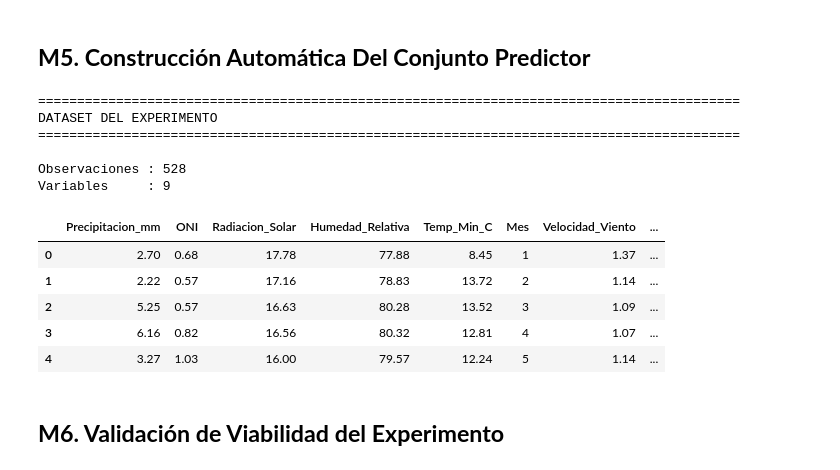
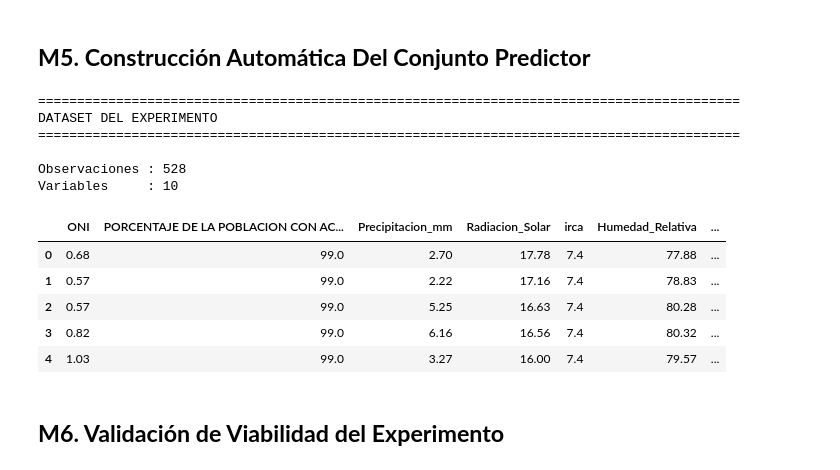
Before and after one commit to josedanielbg/FRAMEWORK_V7, a Jupyter notebook: NOTEBOOKS/C13_MACHINE_LEARNING/FW7_C13_MachineLearning.ipynb, the cells around one changed output. Drawn from its saved outputs; the diff is of its cells as text; code cells hidden in the pictures.

```diff
--- a/NOTEBOOKS/C13_MACHINE_LEARNING/FW7_C13_MachineLearning.ipynb
+++ b/NOTEBOOKS/C13_MACHINE_LEARNING/FW7_C13_MachineLearning.ipynb
@@ -456,0 +448,20 @@ DETECCIÓN DE VALORES ATÍPICOS (IQR)
+# %%
+variable = "VolumenUtilDiarioMasa"
+
+print("Mínimo:", dataset_ml[variable].min())
+print("Máximo:", dataset_ml[variable].max())
+print("Media:", dataset_ml[variable].mean())
+
+print("\nValores únicos:")
+print(
+    sorted(
+        dataset_ml[variable].unique()
+    )
+)
+
+print("\nFrecuencias:")
+print(
+    dataset_ml[variable].value_counts(
+        dropna=False
+    ).sort_index()
+)
@@ -782,7 +848,7 @@ Catálogo Experimental cargado.
 # %%
 # Seleccionar el Experimento
 #EXPERIMENTO = "Exp04"
-EXPERIMENTO = "Exp01"
+EXPERIMENTO = "Exp04"
 # %%
 # Buscar automáticamente la configuración
 configuracion = catalogo.loc[
@@ -1015,36 +1264,44 @@ Todas las variables existen.
 # %%
 #==========================================================================================
 # CONSTRUCCION DEL EXPERIMENTO
 #==========================================================================================
 
-dataset_ml = dataset[variables_experimento].copy()
+dataset_ml = dataset[
+    variables_experimento
+].copy()
 
 print()
 
-print("="*90)
+print("=" * 90)
 print("DATASET DEL EXPERIMENTO")
-print("="*90)
+print("=" * 90)
 
 print()
 
-print(f"Observaciones : {dataset_ml.shape[0]}")
+print(
+    f"Observaciones : {dataset_ml.shape[0]}"
+)
 
-print(f"Variables     : {dataset_ml.shape[1]}")
+print(
+    f"Variables     : {dataset_ml.shape[1]}"
+)
 
-display(dataset_ml.head())
+display(
+    dataset_ml.head()
+)
 # %% [output]
 ==========================================================================================
 DATASET DEL EXPERIMENTO
 ==========================================================================================
 
 Observaciones : 528
-Variables     : 9
+Variables     : 10
-|  | Precipitacion_mm | ONI | Radiacion_Solar | Humedad_Relativa | Temp_Min_C | Mes | Velocidad_Viento | ... |
-| 0 | 2.70 | 0.68 | 17.78 | 77.88 | 8.45 | 1 | 1.37 | ... |
-| 1 | 2.22 | 0.57 | 17.16 | 78.83 | 13.72 | 2 | 1.14 | ... |
-| 2 | 5.25 | 0.57 | 16.63 | 80.28 | 13.52 | 3 | 1.09 | ... |
-| 3 | 6.16 | 0.82 | 16.56 | 80.32 | 12.81 | 4 | 1.07 | ... |
-| 4 | 3.27 | 1.03 | 16.00 | 79.57 | 12.24 | 5 | 1.14 | ... |
+|  | ONI | PORCENTAJE DE LA POBLACION CON AC... | Precipitacion_mm | Radiacion_Solar | irca | Humedad_Relativa | ... |
+| 0 | 0.68 | 99.0 | 2.70 | 17.78 | 7.4 | 77.88 | ... |
+| 1 | 0.57 | 99.0 | 2.22 | 17.16 | 7.4 | 78.83 | ... |
+| 2 | 0.57 | 99.0 | 5.25 | 16.63 | 7.4 | 80.28 | ... |
+| 3 | 0.82 | 99.0 | 6.16 | 16.56 | 7.4 | 80.32 | ... |
+| 4 | 1.03 | 99.0 | 3.27 | 16.00 | 7.4 | 79.57 | ... |
 # %% [markdown]
 ## **M6. Validación de Viabilidad del Experimento**
 # %%
```
Also changed, not shown: parts of 69 cells of this notebook.
